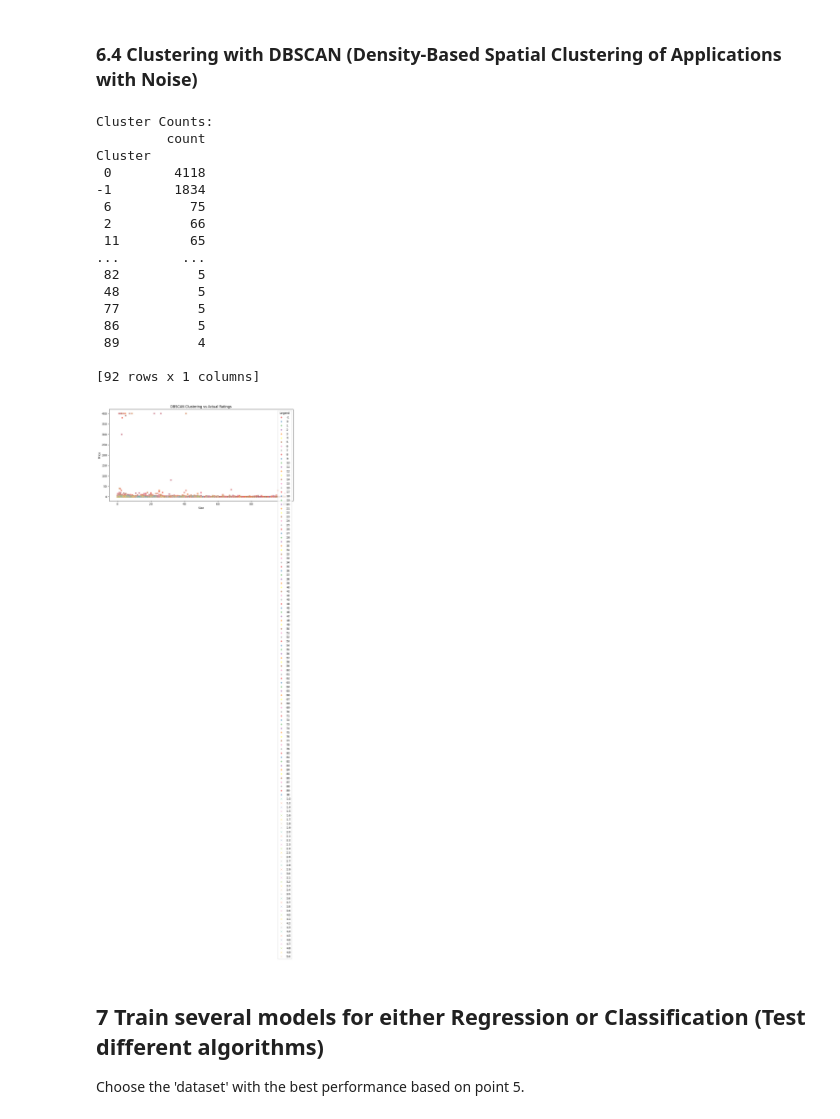
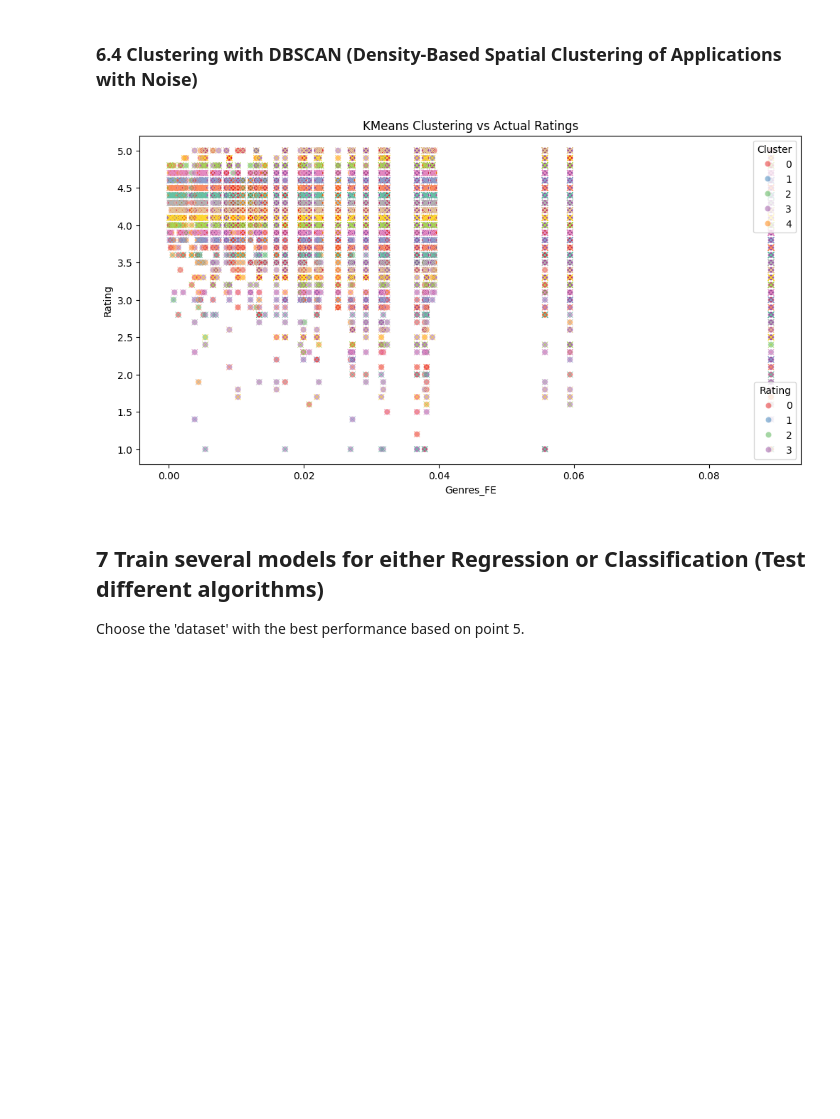
Before and after one commit to jjosorioc/Project-ADES-MESW0009, a Jupyter notebook: dataset_analysis.ipynb, the cells around one changed output. Saved outputs shown, nothing was run; the diff lists cells and outputs as text; code cells hidden in the pictures; blank space fills up the shorter version.

Commit message:
KMeans with 5 clusters

```diff
--- a/dataset_analysis.ipynb
+++ b/dataset_analysis.ipynb
@@ -882,56 +882,45 @@ GradientBoostingClassifier()
 # %% [markdown]
 ### 6.4 Clustering with DBSCAN (Density-Based Spatial Clustering of Applications with Noise)
 # %%
-#TODO: Eliminate this
-# Fit DBSCAN clustering algorithm
+# Fit KMeans clustering algorithm
 data = df.copy()
 clustering_data = data[['Size', 'Price', 'Category_FE', 'Content Rating_FE', 'Genres_FE', 'Rating']]
-# Change Rating to intervals, but to use DBSCAN we need to convert it to numeric
-clustering_data['Rating'] = pd.Categorical(clustering_data['Rating']).codes
+# Change Rating to intervals and encode those intervals
+clustering_data['Rating'] = pd.cut(clustering_data['Rating'], bins=[0, 2.9, 3.9, 4.9, 5.0], labels=['Bad', 'Good', 'Very Good', 'Excellent'])
+clustering_data['Rating'] = ordinal_encoder.transform(clustering_data['Rating'].values.reshape(-1, 1)).flatten()
 
-clustering = DBSCAN(eps=1, min_samples=5).fit(clustering_data)
+kmeans = KMeans(n_clusters=5).fit(clustering_data)
 
 # Create a DataFrame to store the cluster labels
-DBSCAN_dataset = data.copy().reset_index(drop=True)  # Reset index
-DBSCAN_dataset.loc[:, 'Cluster'] = clustering.labels_
-
-# Display the counts of data points in each cluster
-cluster_counts = DBSCAN_dataset['Cluster'].value_counts().to_frame()
-print("Cluster Counts:")
-print(cluster_counts)
+kmeans_dataset = data.copy().reset_index(drop=True)  # Reset index
+kmeans_dataset.loc[:, 'Cluster'] = kmeans.labels_
 
 # Plot the clusters
 plt.figure(figsize=(12, 6))
 
-# Scatter plot for DBSCAN clusters
-sns.scatterplot(x='Size', y='Price', hue='Cluster', data=DBSCAN_dataset, palette='Set1', alpha=0.5, legend='full')
+# Scatter plot for KMeans clusters
+cluster_plot = sns.scatterplot(x='Genres_FE', y='Rating', hue='Cluster', data=kmeans_dataset, palette='Set1', alpha=0.5)
 
 # Scatter plot for actual ratings (assuming 'Rating' is the column containing the actual ratings)
-sns.scatterplot(x='Size', y='Price', hue='Rating', data=DBSCAN_dataset, palette='Set2', marker='x', legend='full')
+rating_plot = sns.scatterplot(x='Genres_FE', y='Rating', hue='Rating', data=kmeans_dataset, palette='Set2', marker='x')
 
-plt.title('DBSCAN Clustering vs Actual Ratings')
-plt.xlabel('Size')
-plt.ylabel('Price')
-plt.legend(title='Legend', loc='upper right')
+plt.title('KMeans Clustering vs Actual Ratings')
+plt.xlabel('Genres_FE')
+plt.ylabel('Rating')
+
+# Set legend for clusters
+cluster_handles, _ = cluster_plot.get_legend_handles_labels()
+cluster_legend = plt.legend(handles=cluster_handles[:5], title='Cluster', loc='upper right')
+
+# Add legend for ratings
+rating_handles, _ = rating_plot.get_legend_handles_labels()
+rating_legend = plt.legend(handles=rating_handles[:4], title='Rating', loc='lower right')
+
+# Display the plot with both legends
+plt.gca().add_artist(cluster_legend)  # Add the cluster legend back to the plot
 plt.show()
 # %% [output]
-Cluster Counts:
-         count
-Cluster
- 0        4118
--1        1834
- 6          75
- 2          66
- 11         65
-...        ...
- 82          5
- 48          5
- 77          5
- 86          5
- 89          4
-
-[92 rows x 1 columns]
-[figure, old version]
+[figure, new version]
 # %% [markdown]
 ## 7 Train several models for either Regression or Classification (Test different algorithms)
 Choose the 'dataset' with the best performance based on point 5.
```
Also changed, not shown: parts of 2 cells of this notebook.
